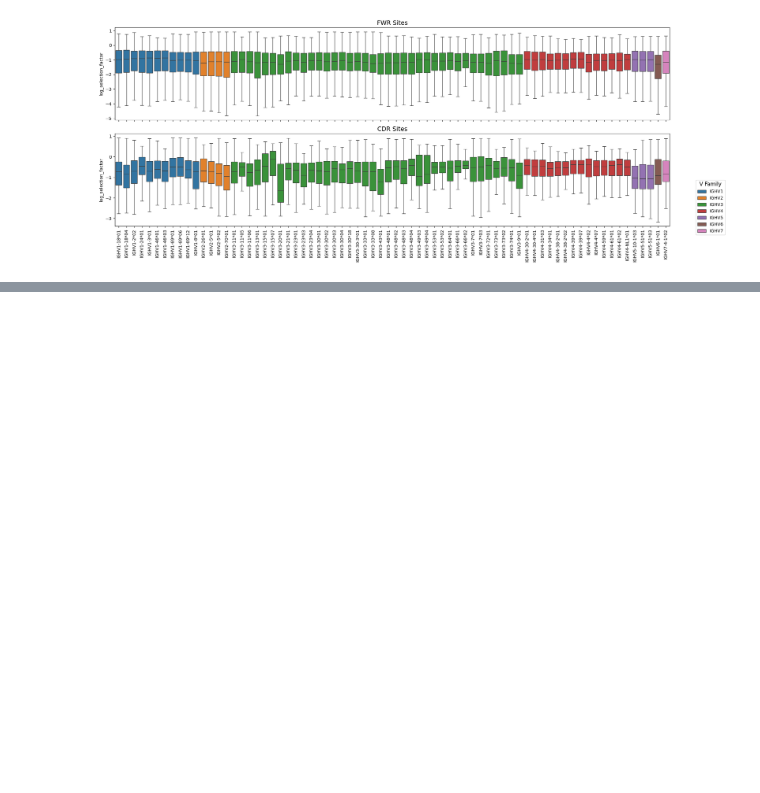
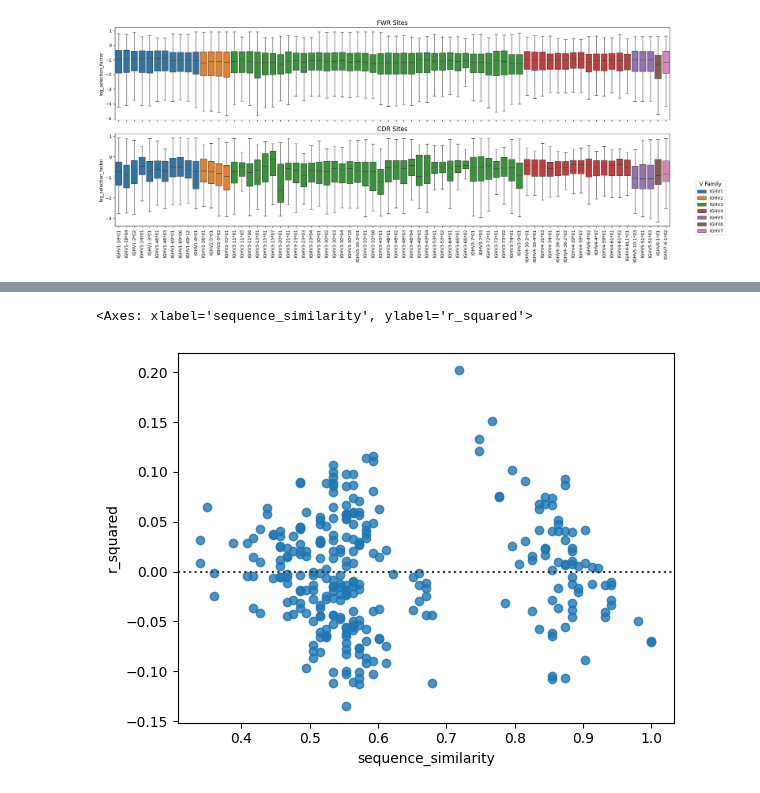
Before and after one commit to matsengrp/dasm-epistasis-experiments, a Jupyter notebook: vj_families_dnsm.ipynb, the cells around one changed output, grey strips where cells are left out. Cells and saved outputs as stored; diff of their text form; code cells hidden in the pictures; blank space fills up the shorter version.

```diff
--- a/vj_families_dnsm.ipynb
+++ b/vj_families_dnsm.ipynb
@@ -1025,0 +1187,5 @@ fig, ax = get_evolvability_of_vgenes(site_sub_probs_df[site_sub_probs_df.v_gene.
+# %%
+sns.residplot(pd.merge(epistatic_correlation_results, melted_df, on=['v_gene1', 'v_gene2']), x='sequence_similarity', y='r_squared', order=2)
+# %% [output]
+<Axes: xlabel='sequence_similarity', ylabel='r_squared'>
+[figure, added]
```
Also changed, not shown: parts of 7 cells of this notebook, 1 other file.
